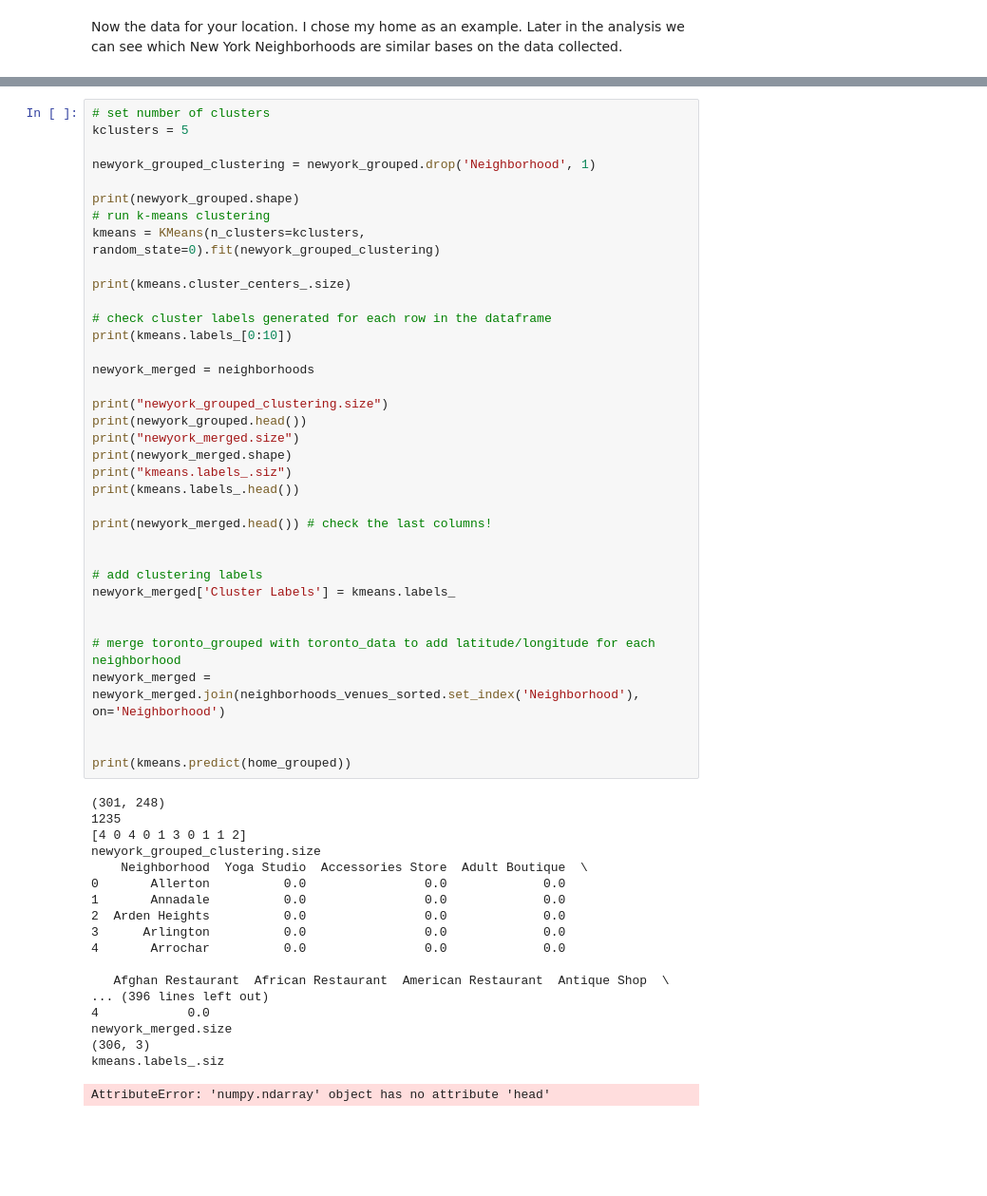
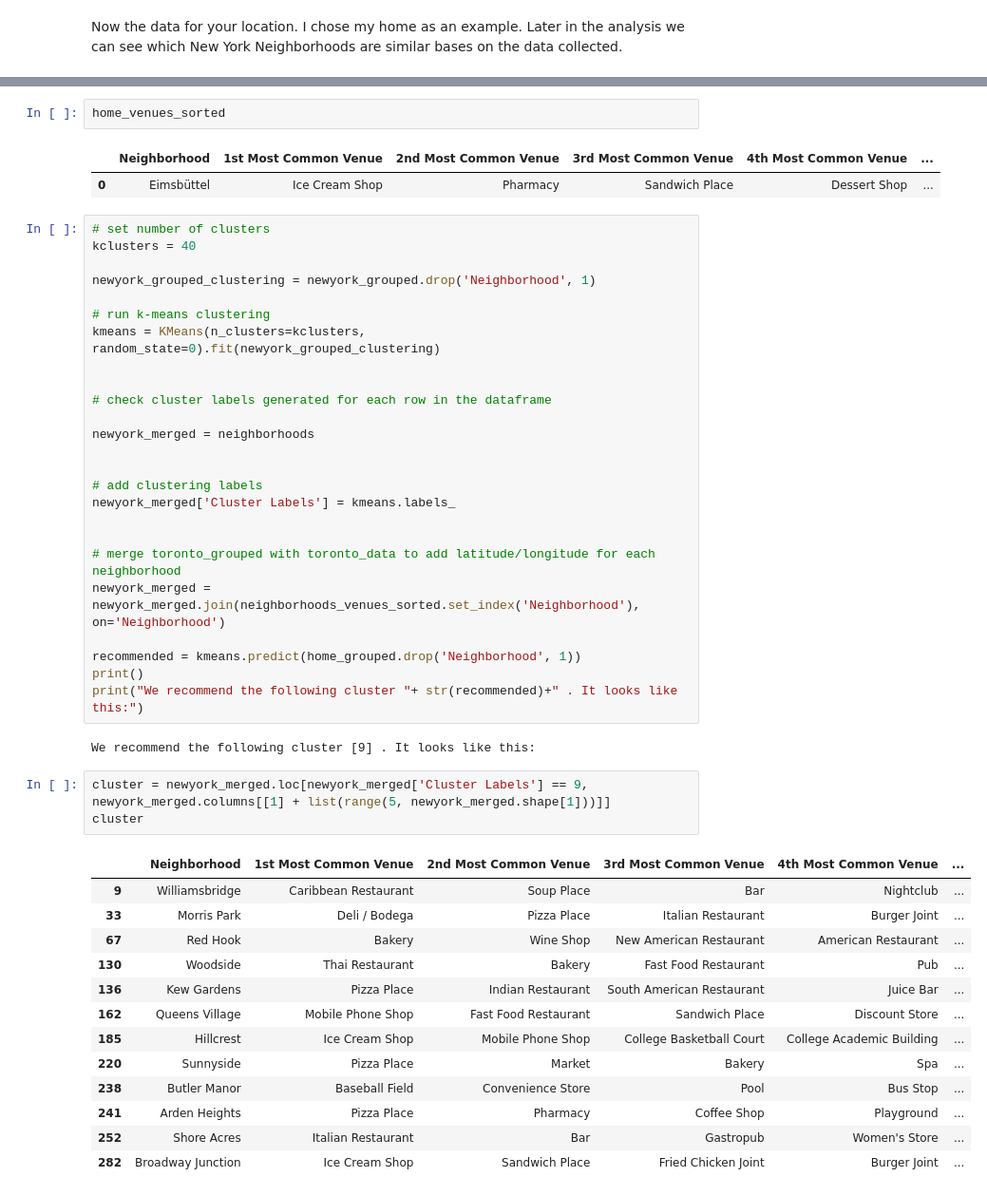
Before and after one commit to dominikschwindling/IBMDataScience, a Jupyter notebook: Capstone.ipynb, the cells around one changed output, grey strips where cells are left out. Shown at 95% size. Drawn from its saved outputs; the diff is of its cells as text; blank space fills up the shorter version.

```diff
--- a/Capstone.ipynb
+++ b/Capstone.ipynb
@@ -230,28 +234,21 @@ home_venues_sorted.shape
+# %%
+home_venues_sorted
+# %% [output]
+|  | Neighborhood | 1st Most Common Venue | 2nd Most Common Venue | 3rd Most Common Venue | 4th Most Common Venue | ... |
+| 0 | Eimsbüttel | Ice Cream Shop | Pharmacy | Sandwich Place | Dessert Shop | ... |
 # %%
 # set number of clusters
-kclusters = 5
+kclusters = 40
 
 newyork_grouped_clustering = newyork_grouped.drop('Neighborhood', 1)
 
-print(newyork_grouped.shape)
 # run k-means clustering
 kmeans = KMeans(n_clusters=kclusters, random_state=0).fit(newyork_grouped_clustering)
 
-print(kmeans.cluster_centers_.size)
 
 # check cluster labels generated for each row in the dataframe
-print(kmeans.labels_[0:10])
 
 newyork_merged = neighborhoods
-
-print("newyork_grouped_clustering.size")
-print(newyork_grouped.head())
-print("newyork_merged.size")
-print(newyork_merged.shape)
-print("kmeans.labels_.siz")
-print(kmeans.labels_.head())
-
-print(newyork_merged.head()) # check the last columns!
 
 
 # add clustering labels
@@ -261,24 +258,25 @@ newyork_merged['Cluster Labels'] = kmeans.labels_
 # merge toronto_grouped with toronto_data to add latitude/longitude for each neighborhood
 newyork_merged = newyork_merged.join(neighborhoods_venues_sorted.set_index('Neighborhood'), on='Neighborhood')
 
-
-print(kmeans.predict(home_grouped))
+recommended = kmeans.predict(home_grouped.drop('Neighborhood', 1))
+print()
+print("We recommend the following cluster "+ str(recommended)+" . It looks like this:")
 # %% [output]
-(301, 248)
-1235
-[4 0 4 0 1 3 0 1 1 2]
-newyork_grouped_clustering.size
-    Neighborhood  Yoga Studio  Accessories Store  Adult Boutique  \
-0       Allerton          0.0                0.0             0.0
-1       Annadale          0.0                0.0             0.0
-2  Arden Heights          0.0                0.0             0.0
-3      Arlington          0.0                0.0             0.0
-4       Arrochar          0.0                0.0             0.0
-
-   Afghan Restaurant  African Restaurant  American Restaurant  Antique Shop  \
-... (396 lines left out)
-4            0.0
-newyork_merged.size
-(306, 3)
-kmeans.labels_.siz
+We recommend the following cluster [9] . It looks like this:
-AttributeError: 'numpy.ndarray' object has no attribute 'head'
+# %%
+cluster = newyork_merged.loc[newyork_merged['Cluster Labels'] == 9, newyork_merged.columns[[1] + list(range(5, newyork_merged.shape[1]))]]
+cluster
+# %% [output]
+|  | Neighborhood | 1st Most Common Venue | 2nd Most Common Venue | 3rd Most Common Venue | 4th Most Common Venue | ... |
+| 9 | Williamsbridge | Caribbean Restaurant | Soup Place | Bar | Nightclub | ... |
+| 33 | Morris Park | Deli / Bodega | Pizza Place | Italian Restaurant | Burger Joint | ... |
+| 67 | Red Hook | Bakery | Wine Shop | New American Restaurant | American Restaurant | ... |
+| 130 | Woodside | Thai Restaurant | Bakery | Fast Food Restaurant | Pub | ... |
+| 136 | Kew Gardens | Pizza Place | Indian Restaurant | South American Restaurant | Juice Bar | ... |
+| 162 | Queens Village | Mobile Phone Shop | Fast Food Restaurant | Sandwich Place | Discount Store | ... |
+| 185 | Hillcrest | Ice Cream Shop | Mobile Phone Shop | College Basketball Court | College Academic Building | ... |
+| 220 | Sunnyside | Pizza Place | Market | Bakery | Spa | ... |
+| 238 | Butler Manor | Baseball Field | Convenience Store | Pool | Bus Stop | ... |
+| 241 | Arden Heights | Pizza Place | Pharmacy | Coffee Shop | Playground | ... |
+| 252 | Shore Acres | Italian Restaurant | Bar | Gastropub | Women's Store | ... |
+| 282 | Broadway Junction | Ice Cream Shop | Sandwich Place | Fried Chicken Joint | Burger Joint | ... |
```
Also changed, not shown: parts of 7 cells of this notebook, 3 other files.
